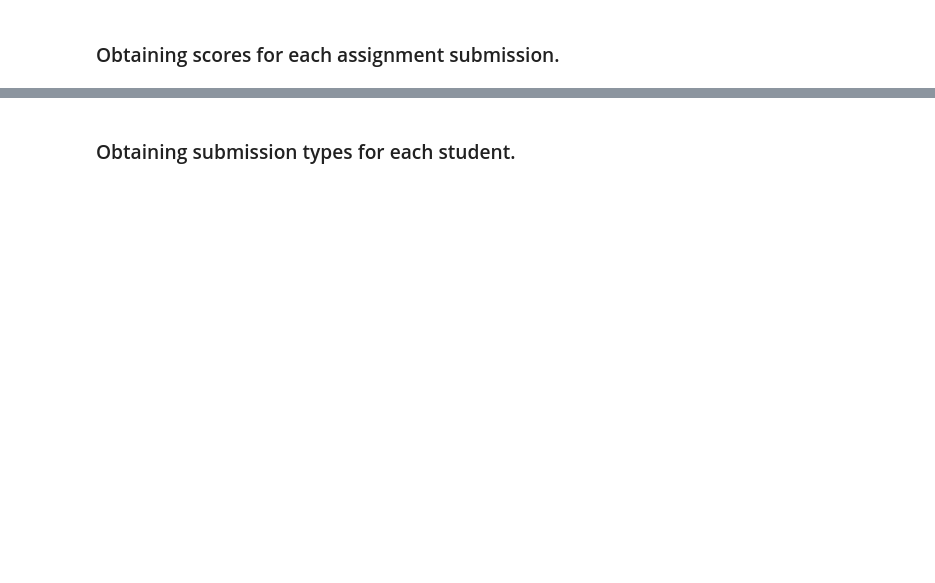
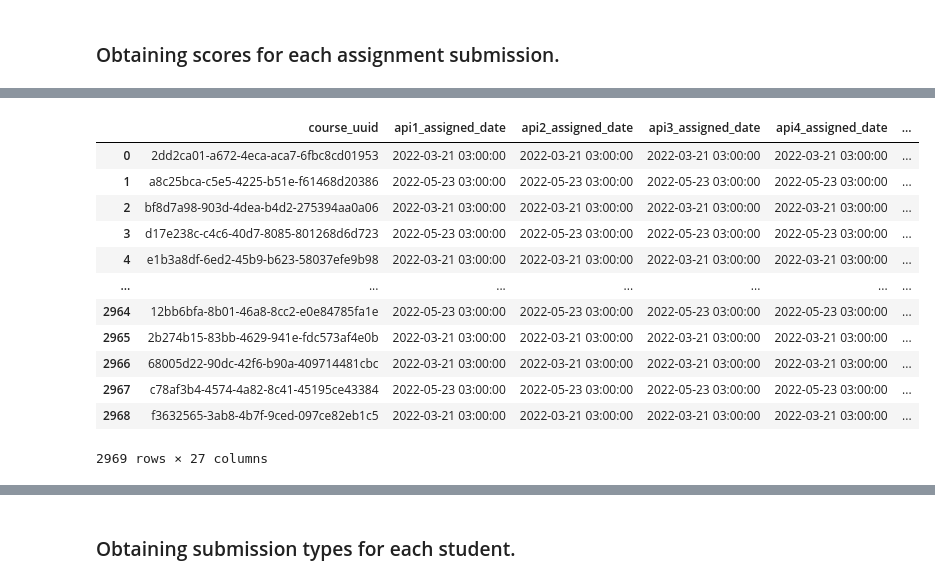
Before and after one commit to bautidea/course_approve_detection, a Jupyter notebook: notebok.ipynb, the cells around one changed output, grey strips where cells are left out. Drawn from its saved outputs; the diff is of its cells as text; code cells hidden in the pictures; blank space fills up the shorter version.

```diff
--- a/notebok.ipynb
+++ b/notebok.ipynb
@@ -512,0 +585,16 @@ data.sample()
+# %%
+assignment_submit_time
+# %% [output]
+|  | course_uuid | api1_assigned_date | api2_assigned_date | api3_assigned_date | api4_assigned_date | ... |
+| 0 | 2dd2ca01-a672-4eca-aca7-6fbc8cd01953 | 2022-03-21 03:00:00 | 2022-03-21 03:00:00 | 2022-03-21 03:00:00 | 2022-03-21 03:00:00 | ... |
+| 1 | a8c25bca-c5e5-4225-b51e-f61468d20386 | 2022-05-23 03:00:00 | 2022-05-23 03:00:00 | 2022-05-23 03:00:00 | 2022-05-23 03:00:00 | ... |
+| 2 | bf8d7a98-903d-4dea-b4d2-275394aa0a06 | 2022-03-21 03:00:00 | 2022-03-21 03:00:00 | 2022-03-21 03:00:00 | 2022-03-21 03:00:00 | ... |
+| 3 | d17e238c-c4c6-40d7-8085-801268d6d723 | 2022-05-23 03:00:00 | 2022-05-23 03:00:00 | 2022-05-23 03:00:00 | 2022-05-23 03:00:00 | ... |
+| 4 | e1b3a8df-6ed2-45b9-b623-58037efe9b98 | 2022-03-21 03:00:00 | 2022-03-21 03:00:00 | 2022-03-21 03:00:00 | 2022-03-21 03:00:00 | ... |
+| ... | ... | ... | ... | ... | ... | ... |
+| 2964 | 12bb6bfa-8b01-46a8-8cc2-e0e84785fa1e | 2022-05-23 03:00:00 | 2022-05-23 03:00:00 | 2022-05-23 03:00:00 | 2022-05-23 03:00:00 | ... |
+| 2965 | 2b274b15-83bb-4629-941e-fdc573af4e0b | 2022-03-21 03:00:00 | 2022-03-21 03:00:00 | 2022-03-21 03:00:00 | 2022-03-21 03:00:00 | ... |
+| 2966 | 68005d22-90dc-42f6-b90a-409714481cbc | 2022-03-21 03:00:00 | 2022-03-21 03:00:00 | 2022-03-21 03:00:00 | 2022-03-21 03:00:00 | ... |
+| 2967 | c78af3b4-4574-4a82-8c41-45195ce43384 | 2022-05-23 03:00:00 | 2022-05-23 03:00:00 | 2022-05-23 03:00:00 | 2022-05-23 03:00:00 | ... |
+| 2968 | f3632565-3ab8-4b7f-9ced-097ce82eb1c5 | 2022-03-21 03:00:00 | 2022-03-21 03:00:00 | 2022-03-21 03:00:00 | 2022-03-21 03:00:00 | ... |
+2969 rows × 27 columns
```
Also changed, not shown: parts of 11 cells of this notebook, 1 other file.
